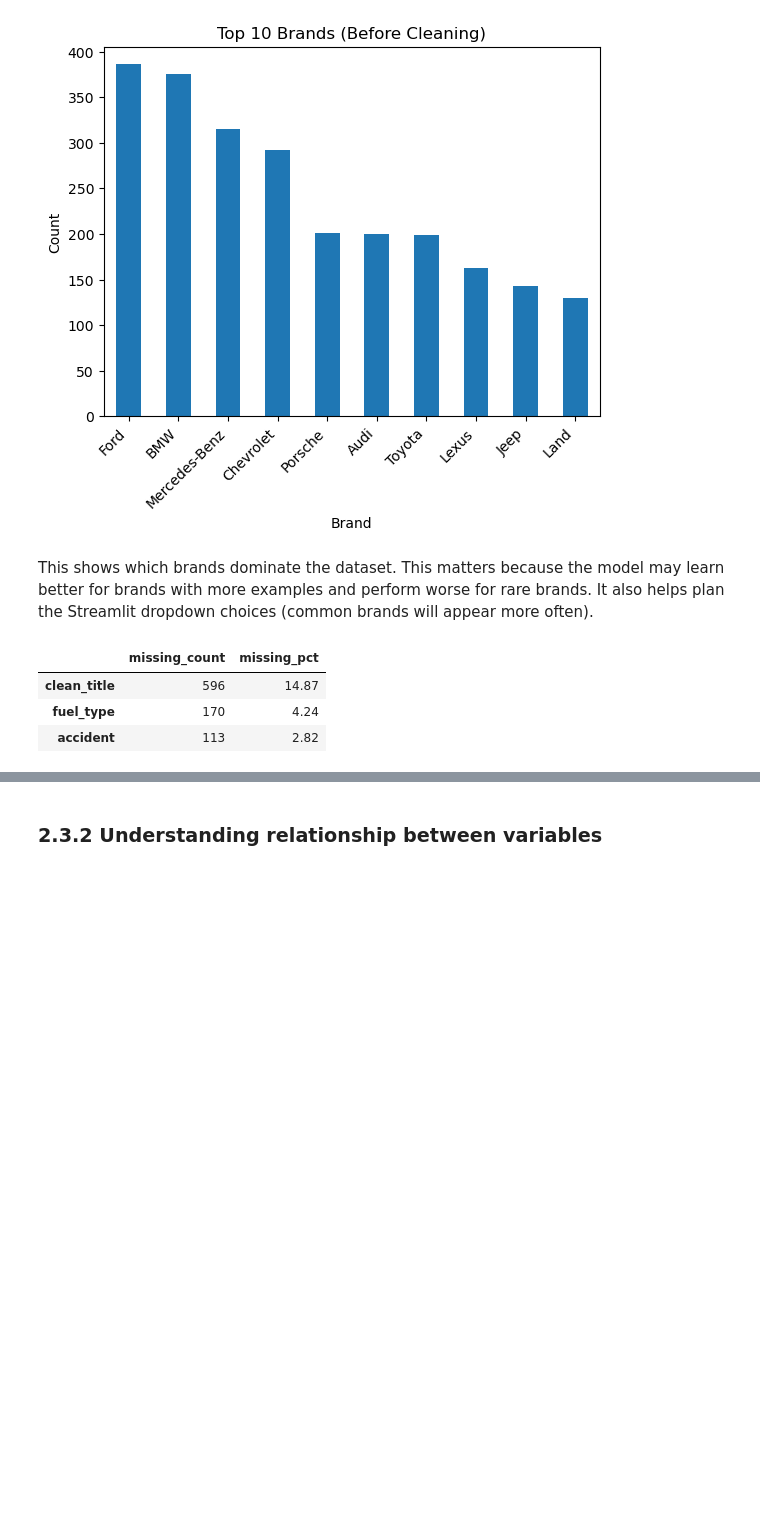
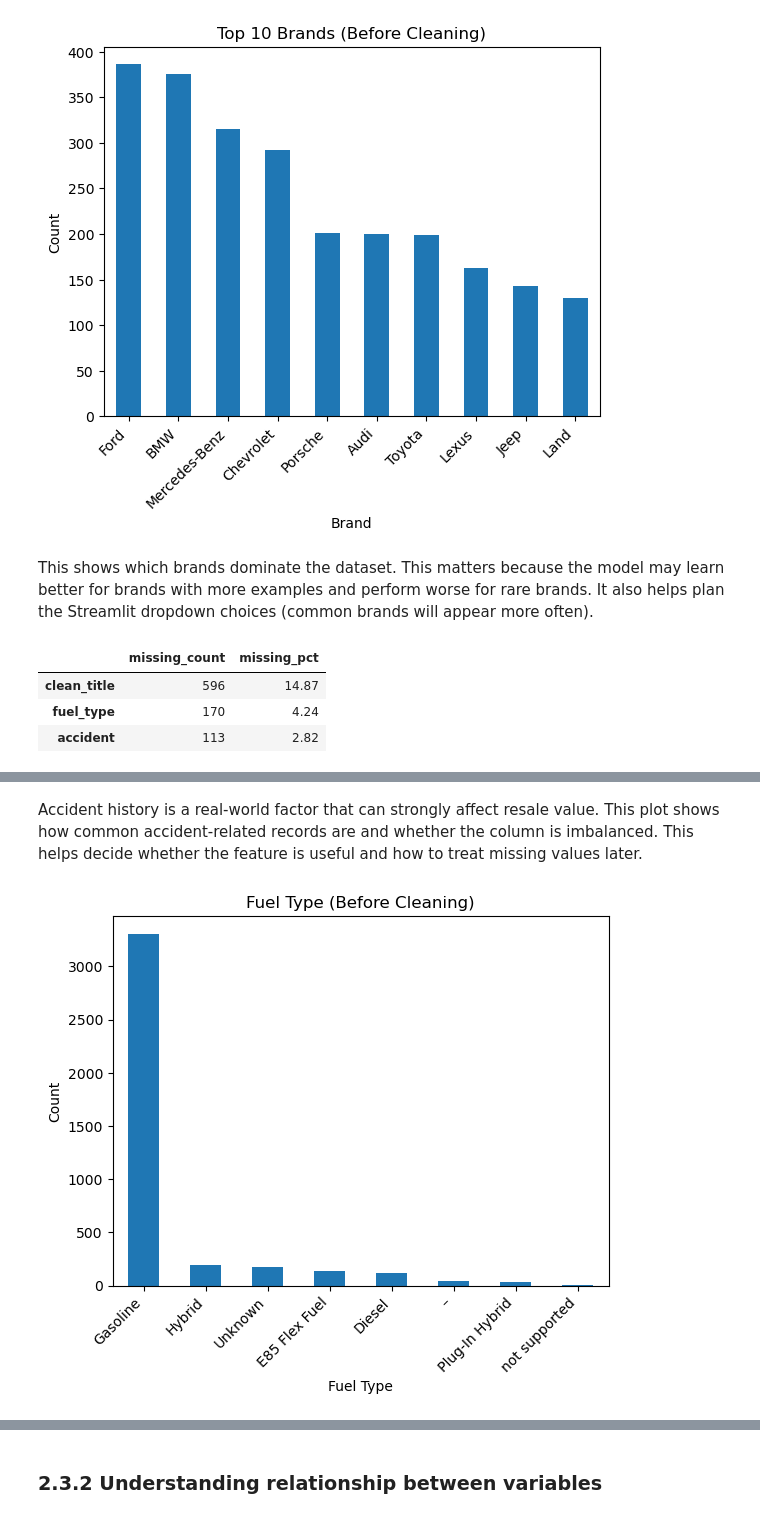
Before and after one commit to Amirul36/mldp-used-car-price, a Jupyter notebook: MLDP Program Codes Submission Template.ipynb, the cells around one changed output, grey strips where cells are left out. Cells and saved outputs as stored; diff of their text form; code cells hidden in the pictures; blank space fills up the shorter version.

```diff
--- a/MLDP Program Codes Submission Template.ipynb
+++ b/MLDP Program Codes Submission Template.ipynb
@@ -251,0 +262,12 @@ This helps to identify which columns have missing data and how severe it is. Thi
+# %% [markdown]
+Accident history is a real-world factor that can strongly affect resale value. This plot shows how common accident-related records are and whether the column is imbalanced. This helps decide whether the feature is useful and how to treat missing values later.
+# %%
+plt.figure()
+df["fuel_type"].fillna("Unknown").value_counts().head(10).plot(kind="bar")
+plt.title("Fuel Type (Before Cleaning)")
+plt.xlabel("Fuel Type")
+plt.ylabel("Count")
+plt.xticks(rotation=45, ha="right")
+plt.show()
+# %% [output]
+[figure, added]
```
Also changed, not shown: parts of 22 cells of this notebook.
